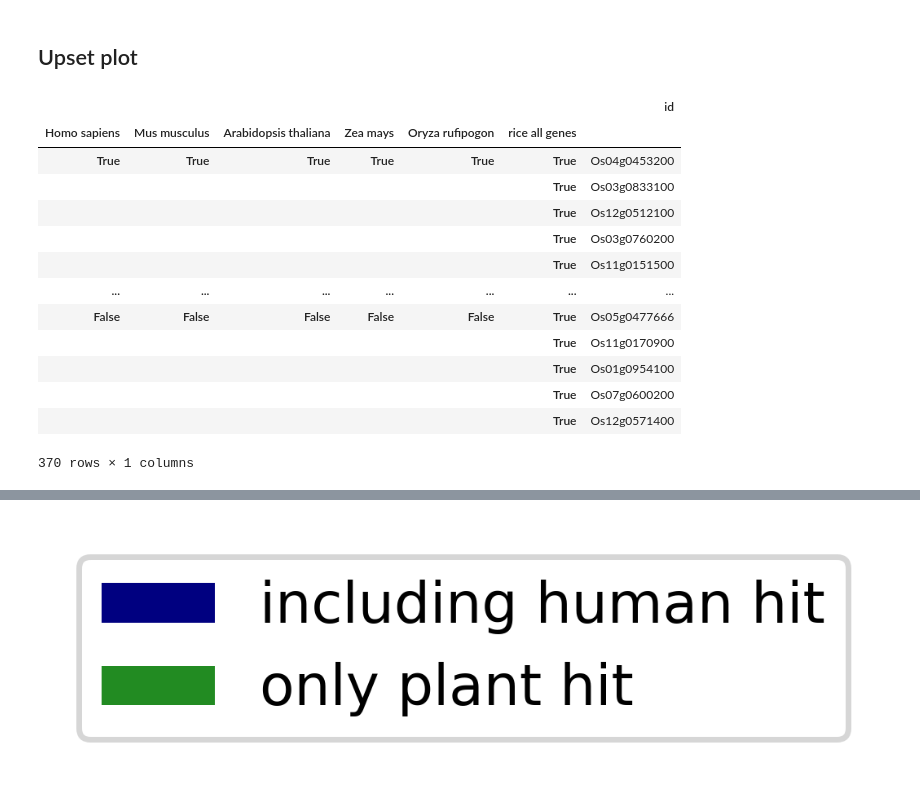
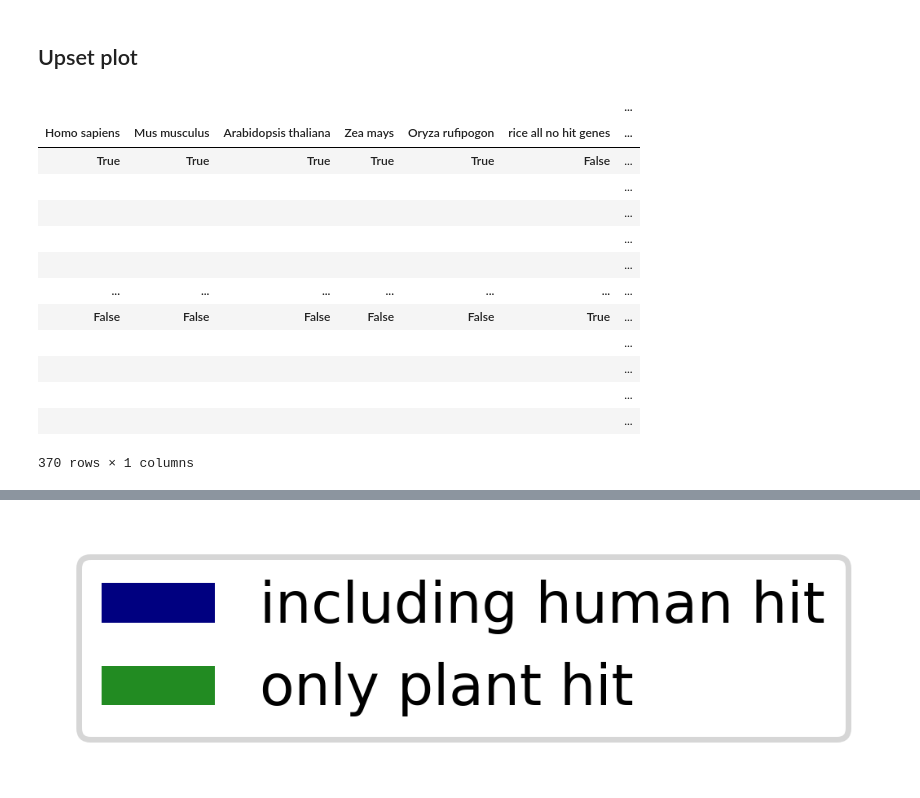
Before and after one commit to yonesora56/HS_rice_analysis, a Jupyter notebook: notebooks/12_foldseek_result_parse_1_down_tmalign.ipynb, the cells around one changed output, grey strips where cells are left out. Cells and saved outputs as stored; diff of their text form; code cells hidden in the pictures.

```diff
--- a/notebooks/12_foldseek_result_parse_1_down_tmalign.ipynb
+++ b/notebooks/12_foldseek_result_parse_1_down_tmalign.ipynb
@@ -498,29 +547,30 @@ shape: (278, 2)
 # %%
 species_contents = {
     'Homo sapiens': hit_count_human["From"].to_list(),
     'Mus musculus': hit_count_mouse["From"].to_list(),
     'Arabidopsis thaliana': hit_count_arabidopsis["From"].to_list(),
     'Zea mays': hit_count_count_maize["From"].to_list(),
     'Oryza rufipogon': hit_count_oryza_rufipogon["From"].to_list(),
+    'rice all no hit genes': all_no_hit["From"].unique().to_list(),
     'rice all genes': rice_idmapping["From"].unique().to_list(),
 }
 
 upset_data = from_contents(species_contents)
 display(upset_data)
 # %% [output]
-|  |  |  |  |  |  | id |
-| Homo sapiens | Mus musculus | Arabidopsis thaliana | Zea mays | Oryza rufipogon | rice all genes |  |
-| True | True | True | True | True | True | Os04g0453200 |
-|  |  |  |  |  | True | Os03g0833100 |
-|  |  |  |  |  | True | Os12g0512100 |
-|  |  |  |  |  | True | Os03g0760200 |
-|  |  |  |  |  | True | Os11g0151500 |
+|  |  |  |  |  |  | ... |
+| Homo sapiens | Mus musculus | Arabidopsis thaliana | Zea mays | Oryza rufipogon | rice all no hit genes | ... |
+| True | True | True | True | True | False | ... |
+|  |  |  |  |  |  | ... |
+|  |  |  |  |  |  | ... |
+|  |  |  |  |  |  | ... |
+|  |  |  |  |  |  | ... |
 | ... | ... | ... | ... | ... | ... | ... |
-| False | False | False | False | False | True | Os05g0477666 |
-|  |  |  |  |  | True | Os11g0170900 |
-|  |  |  |  |  | True | Os01g0954100 |
-|  |  |  |  |  | True | Os07g0600200 |
-|  |  |  |  |  | True | Os12g0571400 |
+| False | False | False | False | False | True | ... |
+|  |  |  |  |  |  | ... |
+|  |  |  |  |  |  | ... |
+|  |  |  |  |  |  | ... |
+|  |  |  |  |  |  | ... |
 370 rows × 1 columns
 # %%
 upset_data.to_csv(
```
Also changed, not shown: parts of 13 cells of this notebook, 15 other files.
